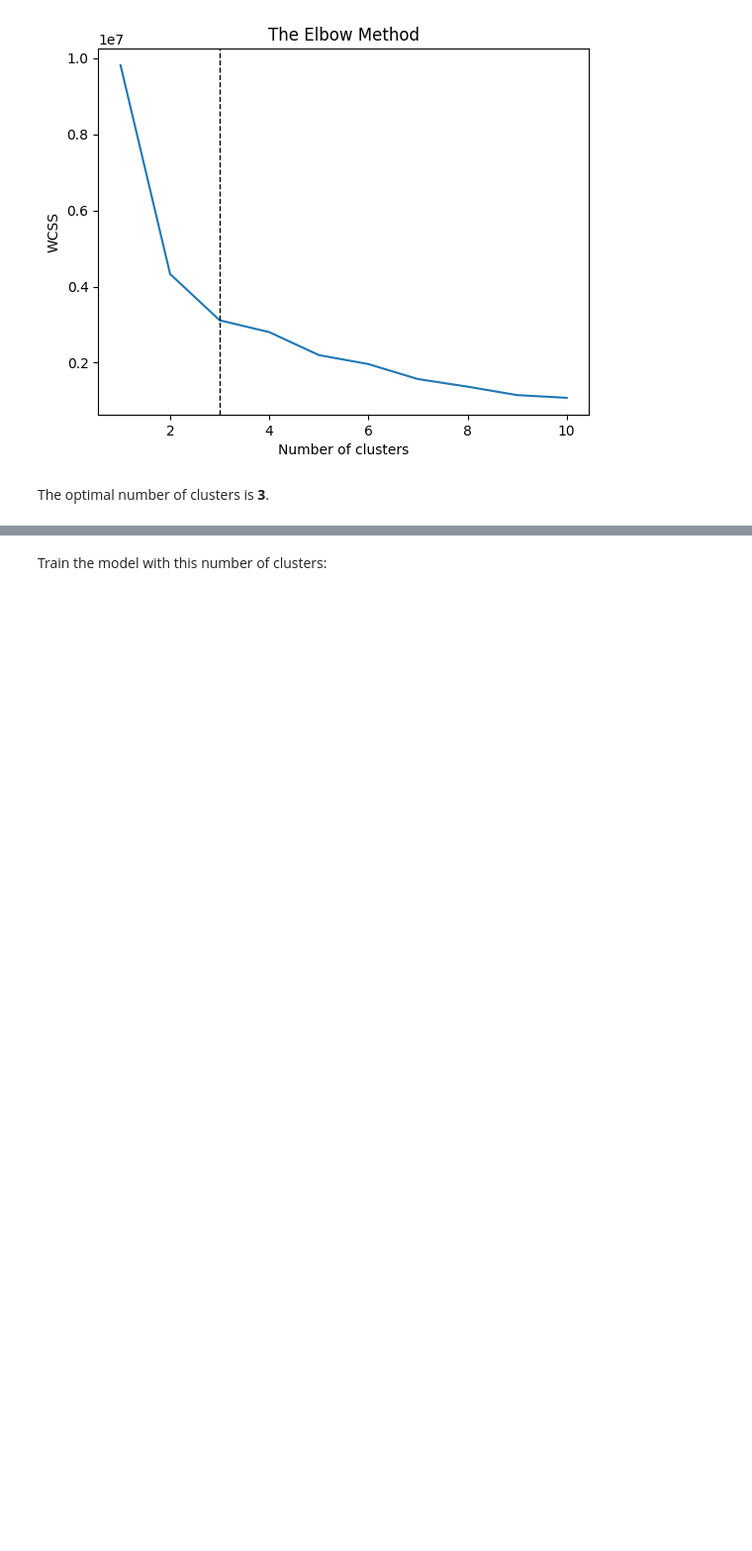
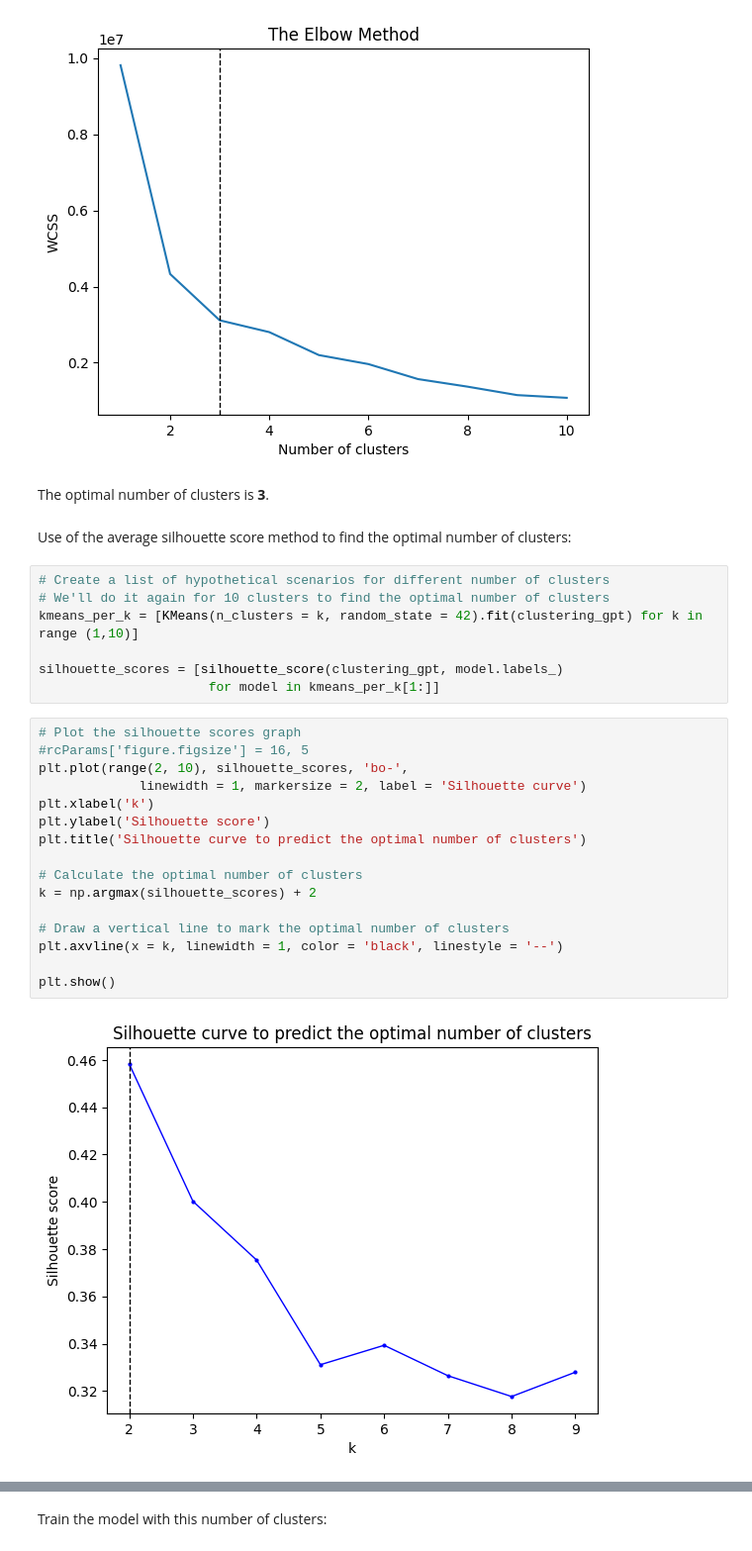
Before and after one commit to Mayra-N-S/CAS_ADS, a Jupyter notebook: Final Project/Assignment/CAS_Final_Project.ipynb, the cells around one changed output, grey strips where cells are left out. Shown at 99% size. Drawn from its saved outputs; the diff is of its cells as text; blank space fills up the shorter version.

```diff
--- a/Final Project/Assignment/CAS_Final_Project.ipynb
+++ b/Final Project/Assignment/CAS_Final_Project.ipynb
@@ -960,3 +1053,30 @@ plt.show()
 [figure]
 # %% [markdown]
 The optimal number of clusters is **3**.
+# %% [markdown]
+Use of the average silhouette score method to find the optimal number of clusters:
+# %%
+# Create a list of hypothetical scenarios for different number of clusters
+# We'll do it again for 10 clusters to find the optimal number of clusters
+kmeans_per_k = [KMeans(n_clusters = k, random_state = 42).fit(clustering_gpt) for k in range (1,10)]
+
+silhouette_scores = [silhouette_score(clustering_gpt, model.labels_)
+                      for model in kmeans_per_k[1:]]
+# %%
+# Plot the silhouette scores graph
+#rcParams['figure.figsize'] = 16, 5
+plt.plot(range(2, 10), silhouette_scores, 'bo-',
+             linewidth = 1, markersize = 2, label = 'Silhouette curve')
+plt.xlabel('k')
+plt.ylabel('Silhouette score')
+plt.title('Silhouette curve to predict the optimal number of clusters')
+
+# Calculate the optimal number of clusters
+k = np.argmax(silhouette_scores) + 2
+
+# Draw a vertical line to mark the optimal number of clusters
+plt.axvline(x = k, linewidth = 1, color = 'black', linestyle = '--')
+
+plt.show()
+# %% [output]
+[figure, added]
```
Also changed, not shown: parts of 13 cells of this notebook.
